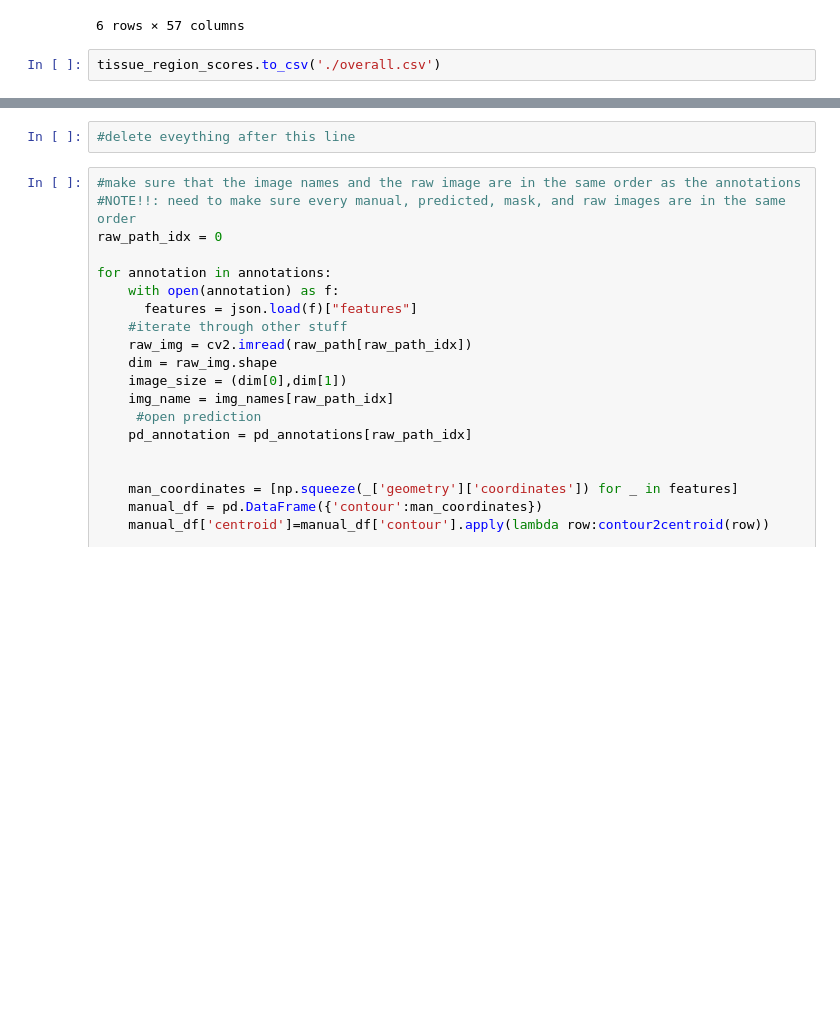
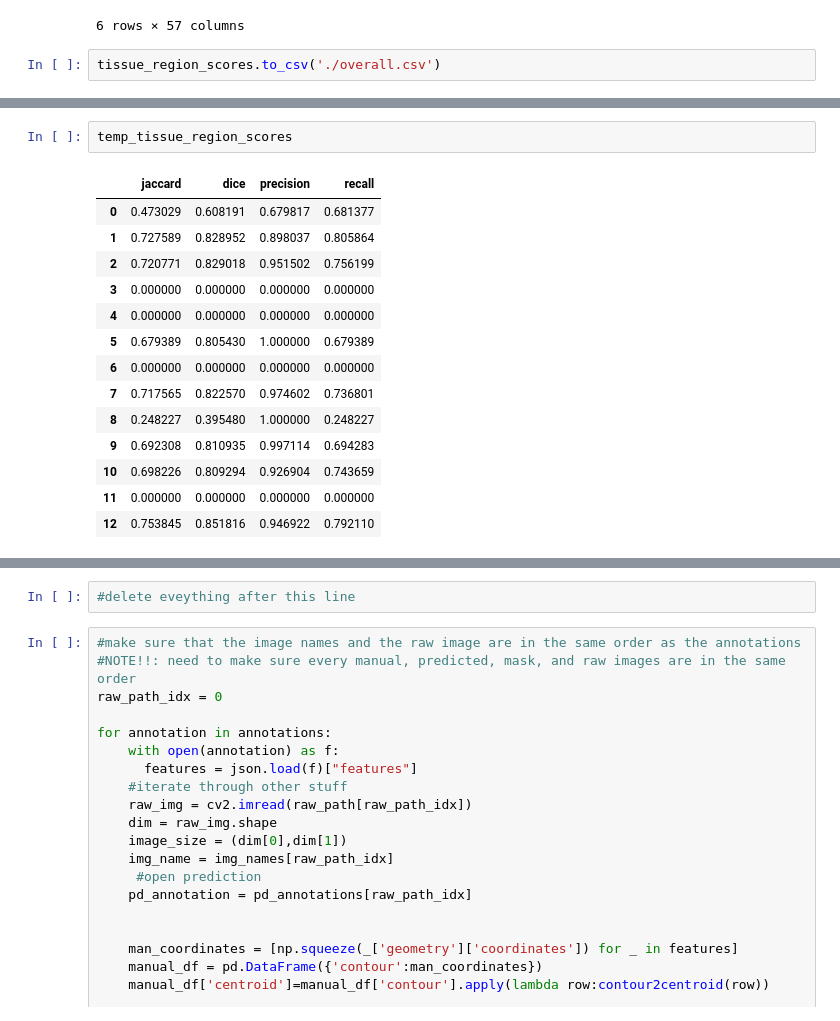
Before and after one commit to Wirtz-Lab/wsi_analysis, a Jupyter notebook: kyu/under_development/evaluate_hovernet.ipynb, the cells around one changed output, grey strips where cells are left out. Saved outputs shown, nothing was run; the diff lists cells and outputs as text; blank space fills up the shorter version.

```diff
--- a/kyu/under_development/evaluate_hovernet.ipynb
+++ b/kyu/under_development/evaluate_hovernet.ipynb
@@ -318,0 +600,17 @@ tissue_region_scores.to_csv('./overall.csv')
+# %%
+temp_tissue_region_scores
+# %% [output]
+|  | jaccard | dice | precision | recall |
+| 0 | 0.473029 | 0.608191 | 0.679817 | 0.681377 |
+| 1 | 0.727589 | 0.828952 | 0.898037 | 0.805864 |
+| 2 | 0.720771 | 0.829018 | 0.951502 | 0.756199 |
+| 3 | 0.000000 | 0.000000 | 0.000000 | 0.000000 |
+| 4 | 0.000000 | 0.000000 | 0.000000 | 0.000000 |
+| 5 | 0.679389 | 0.805430 | 1.000000 | 0.679389 |
+| 6 | 0.000000 | 0.000000 | 0.000000 | 0.000000 |
+| 7 | 0.717565 | 0.822570 | 0.974602 | 0.736801 |
+| 8 | 0.248227 | 0.395480 | 1.000000 | 0.248227 |
+| 9 | 0.692308 | 0.810935 | 0.997114 | 0.694283 |
+| 10 | 0.698226 | 0.809294 | 0.926904 | 0.743659 |
+| 11 | 0.000000 | 0.000000 | 0.000000 | 0.000000 |
+| 12 | 0.753845 | 0.851816 | 0.946922 | 0.792110 |
```
Also changed, not shown: parts of 9 cells of this notebook.
